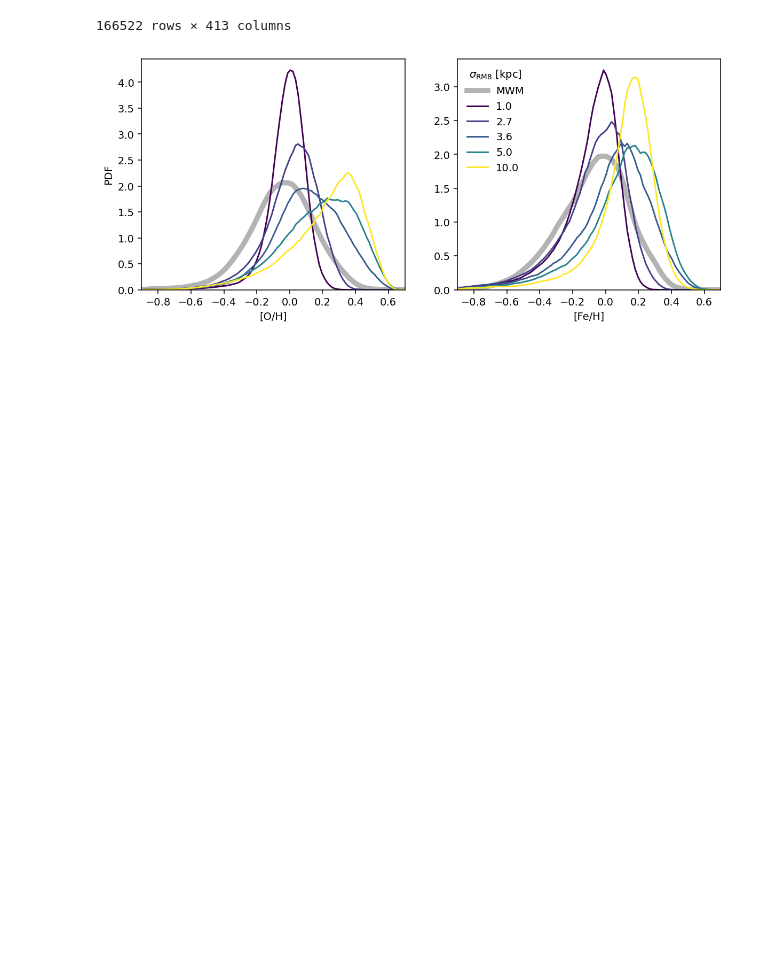
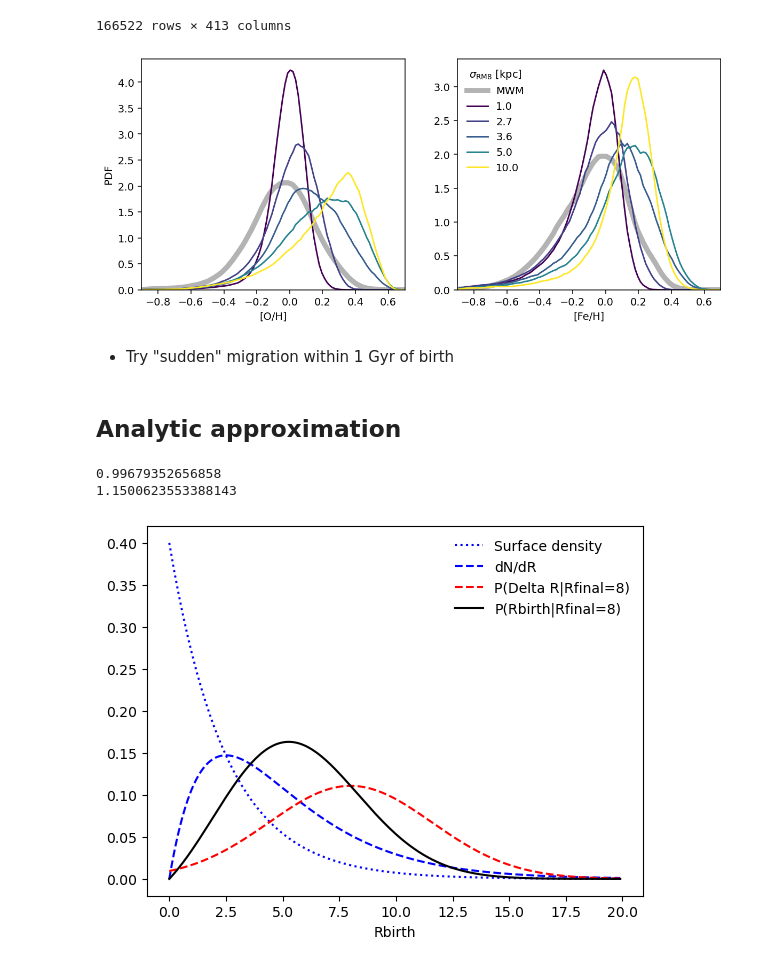
Before and after one commit to lodubay/abeona, a Jupyter notebook: src/scripts/migration_strength.ipynb, the cells around one changed output. Drawn from its saved outputs; the diff is of its cells as text; code cells hidden in the pictures; blank space fills up the shorter version.

Commit message:
analytic plots

```diff
--- a/src/scripts/migration_strength.ipynb
+++ b/src/scripts/migration_strength.ipynb
@@ -116,3 +118,42 @@ axs[1].legend(frameon=False, title=r'$\sigma_{\rm RM8}$ [kpc]')
 plt.show()
 # %% [output]
 [figure]
+# %% [markdown]
+- Try "sudden" migration within 1 Gyr of birth
+# %% [markdown]
+## Analytic approximation
+# %%
+Rfinal = 8.
+sigmaRM = 3.6
+gradOH = -0.06
+Rsun = 8.
+Rdisk = 2.5
+
+# OHarr = np.arange(-1, 1.1, 0.1)
+Rbirth = np.arange(0, 20, 0.1)
+
+# density profile
+surface_density = Rdisk**-1 * np.exp(-Rbirth / Rdisk)
+dNdR = Rbirth * Rdisk**-2 * np.exp(-Rbirth / Rdisk)
+print(np.sum(dNdR) * 0.1)
+
+# Migration probability
+migr = (2*np.pi*sigmaRM**2)**-0.5 * np.exp(-(Rbirth - Rfinal)**2 / (2*sigmaRM**2))
+
+const = np.exp(Rfinal / Rdisk - Rfinal**2 / (2*sigmaRM**2)) / (Rfinal * np.sqrt(2*np.pi*sigmaRM**2))
+# Rbirth = OHarr / gradOH + Rsun
+dN_dRbirth = const * Rbirth * np.exp(Rbirth * (Rfinal/sigmaRM**2 - 1/Rdisk)) * np.exp(-Rbirth**2 / (2*sigmaRM**2))
+print(np.sum(dN_dRbirth) * 0.1)
+
+fig, ax = plt.subplots()
+ax.plot(Rbirth, surface_density, 'b:', label='Surface density')
+ax.plot(Rbirth, dNdR, 'b--', label='dN/dR')
+ax.plot(Rbirth, migr, 'r--', label='P(Delta R|Rfinal=8)')
+ax.plot(Rbirth, dN_dRbirth, 'k-', label='P(Rbirth|Rfinal=8)')
+ax.set_xlabel('Rbirth')
+ax.legend(frameon=False)
+plt.show()
+# %% [output]
+0.99679352656858
+1.1500623553388143
+[figure, added]
```
Also changed, not shown: parts of 3 cells of this notebook.
